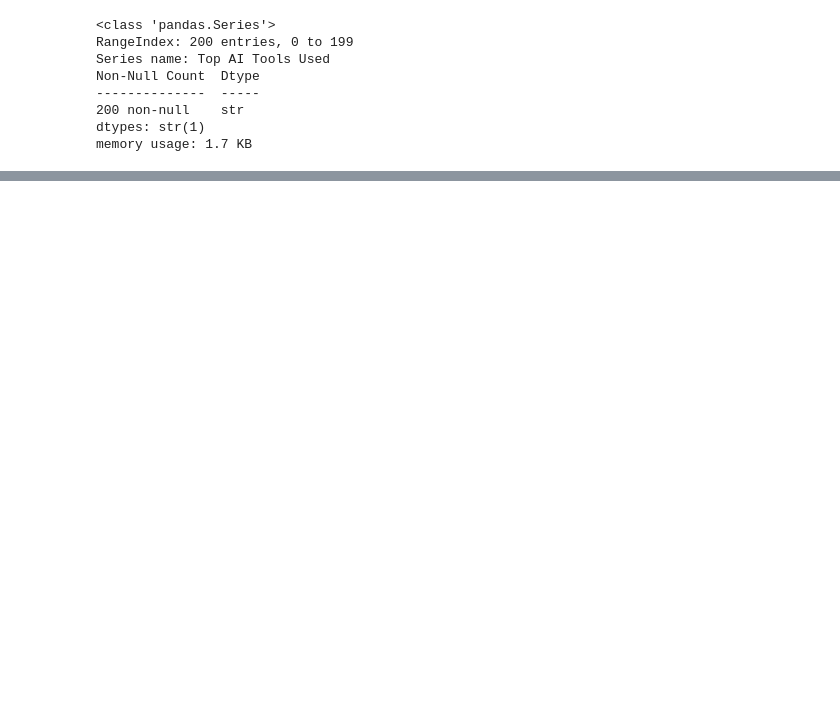
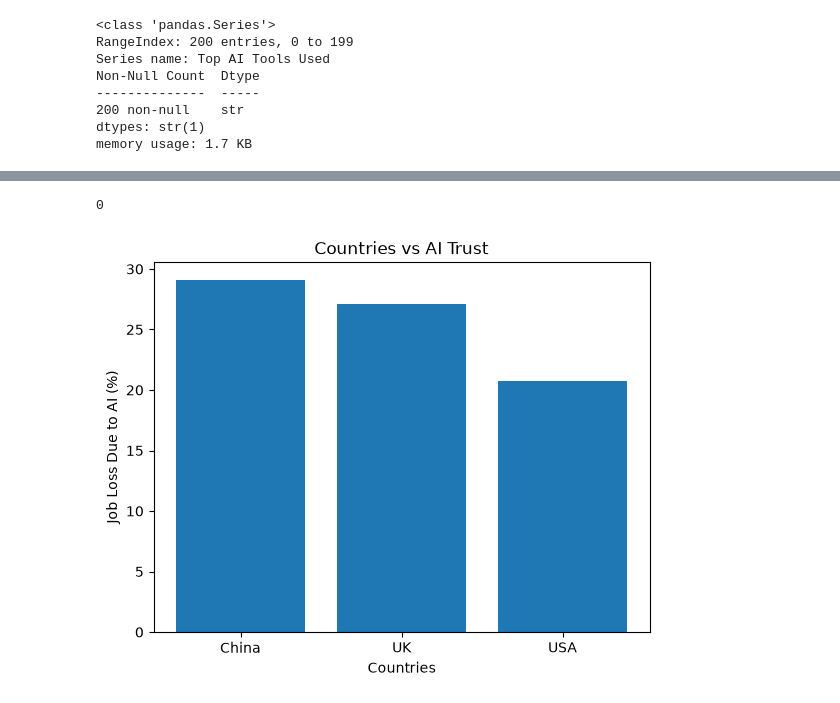
Before and after one commit to CodingExtraordinaire-7/ai_implication_Andrew_Adepetu, a Jupyter notebook: Data.ipynb, the cells around one changed output, grey strips where cells are left out. Cells and saved outputs as stored; diff of their text form; code cells hidden in the pictures; blank space fills up the shorter version.

Commit message:
made a bar graph

```diff
--- a/Data.ipynb
+++ b/Data.ipynb
@@ -6,8 +6,8 @@ import matplotlib.pyplot as plt
 # %%
 #Declaring of link to dataset
 url = "https://raw.githubusercontent.com/frontiertechinstitute/datasets/refs/heads/main/AI%20and%20Digital%20Media/Global_AI_Content_Impact_Dataset.csv"
-ai = pd.read_csv(url)
-ai.info() #displaying basic information about the dataset
+ai_df = pd.read_csv(url)
+ai_df.info() #displaying basic information about the dataset
 # %% [output]
 <class 'pandas.DataFrame'>
 RangeIndex: 200 entries, 0 to 199
@@ -72,7 +72,7 @@ first_valid_year= {
 wrong_list = []
 mismatch_count= 0
 
-for i, row in ai.iterrows():
+for i, row in ai_df.iterrows():
     tool = row['Top AI Tools Used']
     year = row['Year']
 
@@ -80,8 +80,14 @@ for i, row in ai.iterrows():
         mismatch_count += 1
         wrong_list.append(i)
 
+
+        correct_year = first_valid_year[tool]
+        ai_df.loc[i, 'Year'] = correct_year
+
+
 print(mismatch_count)
 print(wrong_list)
+ai.head()
 # %% [output]
 72
 [0, 3, 4, 5, 12, 13, 26, 27, 30, 39, 40, 46, 47, 49, 51, 54, 60, 61, 65, 67, 71, 72, 74, 77, 80, 88, 89, 91, 94, 99, 101, 102, 106, 111, 112, 114, 119, 121, 122, 124, 126, 128, 134, 135, 136, 137, 138 ...
@@ -87,0 +100,32 @@ print(wrong_list)
+# %%
+mismatch_count = 0
+
+for i, row in ai_df.iterrows():
+    tool = row['Top AI Tools Used']
+    year = row['Year']
+
+    if year < first_valid_year[tool]:
+        mismatch_count += 1
+
+print(mismatch_count)
+# %% [output]
+0
+# %%
+filtered_data = ai_df[ai_df['Country'].isin(['USA', 'China', 'UK'])]
+
+# 2. Group by Country and calculate the mean for your filtered dataset
+result = filtered_data.groupby('Country')['Job Loss Due to AI (%)'].mean().reset_index()
+
+# 3. Use the aggregated results directly for your plot axes
+x = result['Country']
+y = result['Job Loss Due to AI (%)']
+plt.bar(x, y)
+
+plt.title("Countries vs AI Trust")
+plt.xlabel("Countries")
+plt.ylabel("Job Loss Due to AI (%)")
+plt.xticks()
+
+plt.show()
+# %% [output]
+[figure, added]
```
Also changed, not shown: parts of 3 cells of this notebook.
